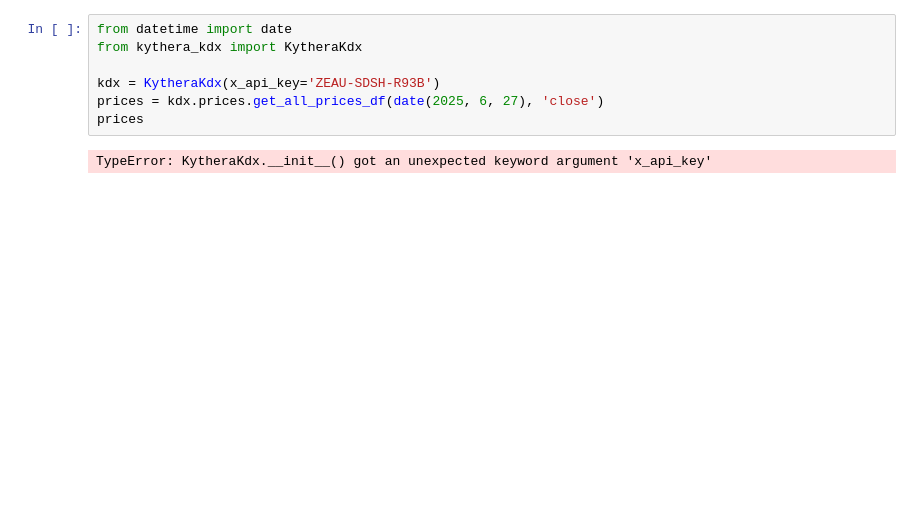
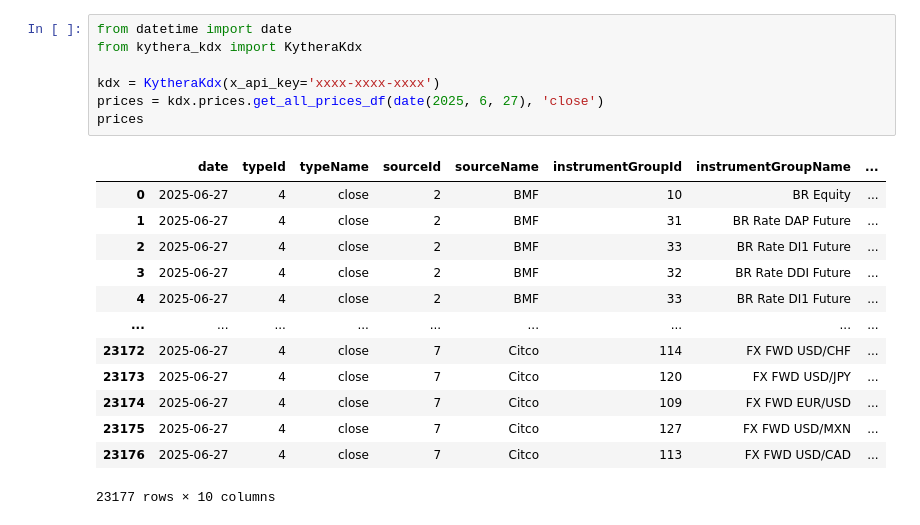
Before and after one commit to rportela/kythera-api-wrapper, a Jupyter notebook: docs/GetPrices.ipynb, the cells around one changed output. Saved outputs shown, nothing was run; the diff lists cells and outputs as text; blank space fills up the shorter version.

```diff
--- a/docs/GetPrices.ipynb
+++ b/docs/GetPrices.ipynb
@@ -1,9 +1,21 @@
 # %%
 from datetime import date
 from kythera_kdx import KytheraKdx
 
-kdx = KytheraKdx(x_api_key='ZEAU-SDSH-R93B')
+kdx = KytheraKdx(x_api_key='xxxx-xxxx-xxxx')
 prices = kdx.prices.get_all_prices_df(date(2025, 6, 27), 'close')
 prices
 # %% [output]
+|  | date | typeId | typeName | sourceId | sourceName | instrumentGroupId | instrumentGroupName | ... |
+| 0 | 2025-06-27 | 4 | close | 2 | BMF | 10 | BR Equity | ... |
+| 1 | 2025-06-27 | 4 | close | 2 | BMF | 31 | BR Rate DAP Future | ... |
+| 2 | 2025-06-27 | 4 | close | 2 | BMF | 33 | BR Rate DI1 Future | ... |
+| 3 | 2025-06-27 | 4 | close | 2 | BMF | 32 | BR Rate DDI Future | ... |
+| 4 | 2025-06-27 | 4 | close | 2 | BMF | 33 | BR Rate DI1 Future | ... |
+| ... | ... | ... | ... | ... | ... | ... | ... | ... |
+| 23172 | 2025-06-27 | 4 | close | 7 | Citco | 114 | FX FWD USD/CHF | ... |
+| 23173 | 2025-06-27 | 4 | close | 7 | Citco | 120 | FX FWD USD/JPY | ... |
+| 23174 | 2025-06-27 | 4 | close | 7 | Citco | 109 | FX FWD EUR/USD | ... |
+| 23175 | 2025-06-27 | 4 | close | 7 | Citco | 127 | FX FWD USD/MXN | ... |
+| 23176 | 2025-06-27 | 4 | close | 7 | Citco | 113 | FX FWD USD/CAD | ... |
-TypeError: KytheraKdx.__init__() got an unexpected keyword argument 'x_api_key'
+23177 rows × 10 columns
```
Also changed, not shown: 12 other files.
